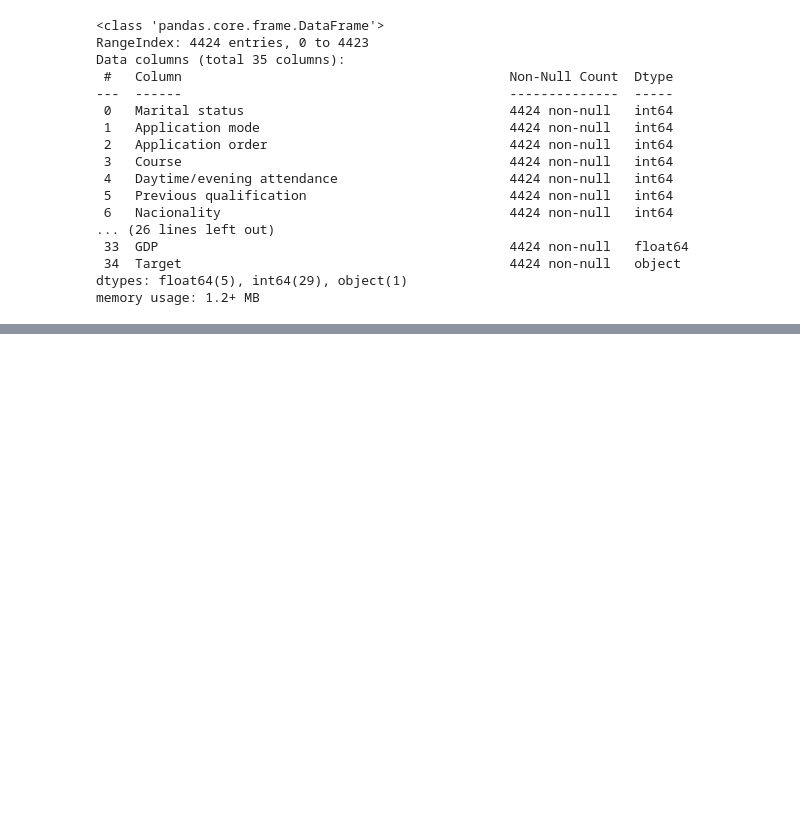
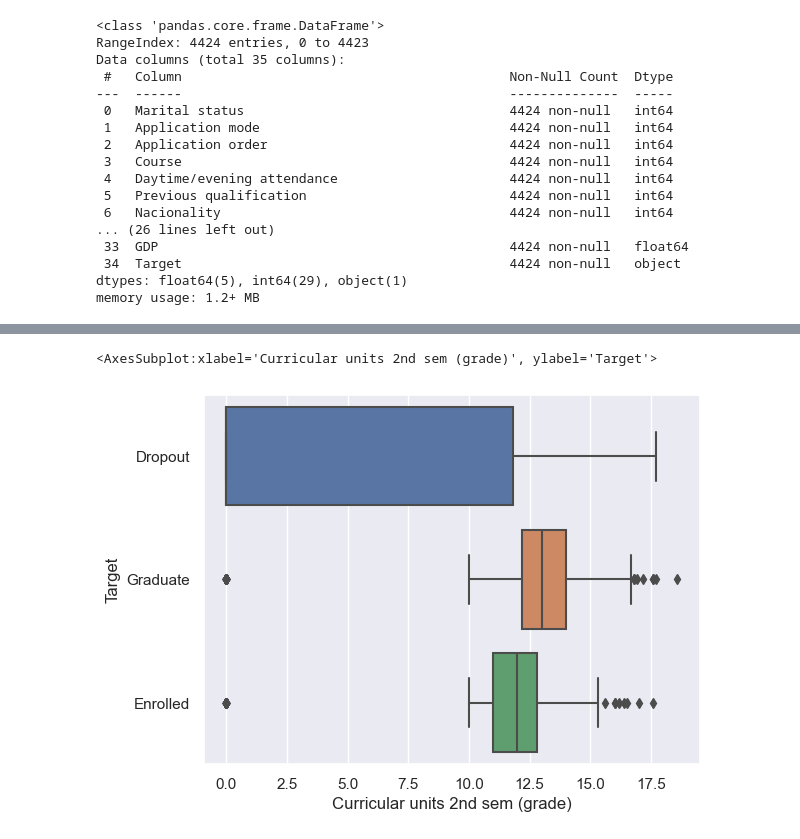
Before and after one commit to tersimdev/dropout-data-sci, a Jupyter notebook: Sharmilla.ipynb, the cells around one changed output, grey strips where cells are left out. Saved outputs shown, nothing was run; the diff lists cells and outputs as text; code cells hidden in the pictures; blank space fills up the shorter version.

```diff
--- a/Sharmilla.ipynb
+++ b/Sharmilla.ipynb
@@ -45,0 +69,5 @@ memory usage: 1.2+ MB
+# %%
+sb.boxplot(data=studentData, x="Curricular units 2nd sem (grade)", y="Target")
+# %% [output]
+<AxesSubplot:xlabel='Curricular units 2nd sem (grade)', ylabel='Target'>
+[figure, added]
```
Also changed, not shown: parts of 13 cells of this notebook.
